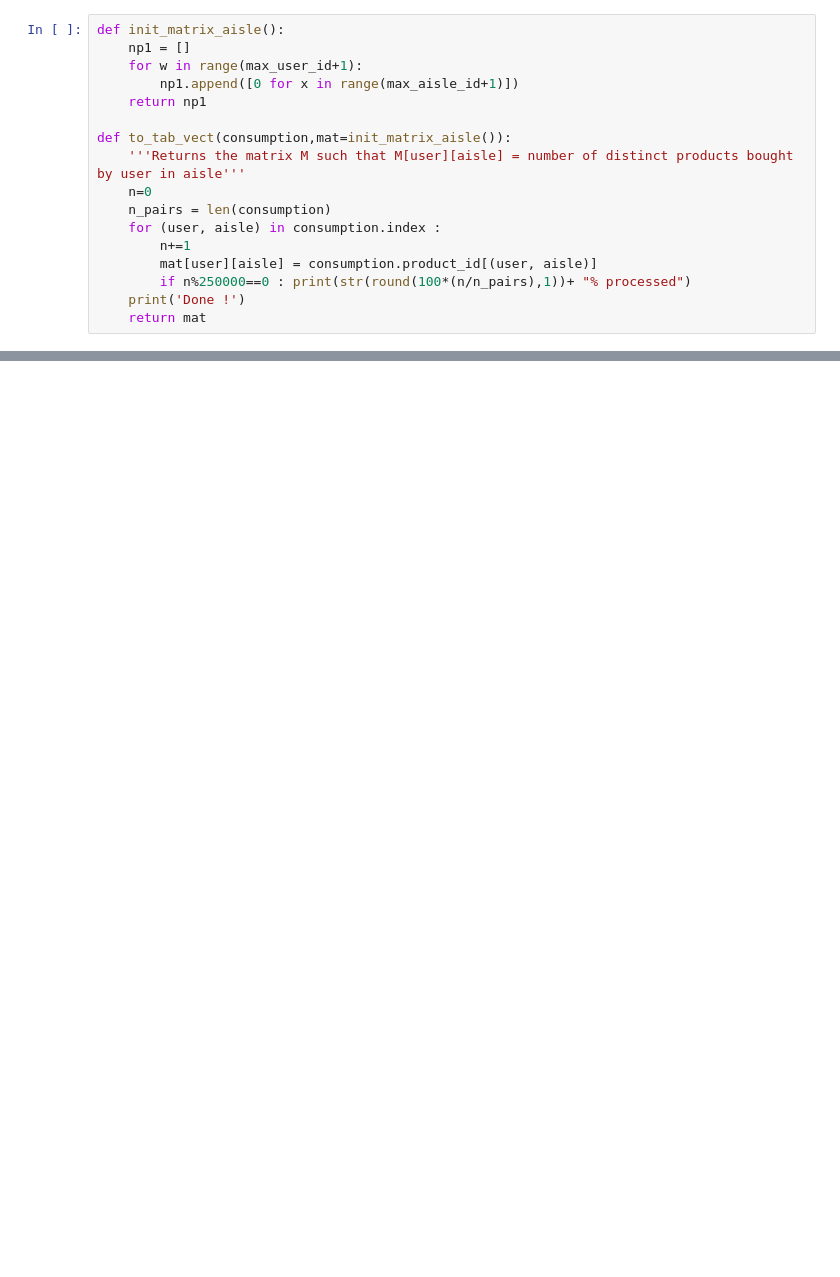
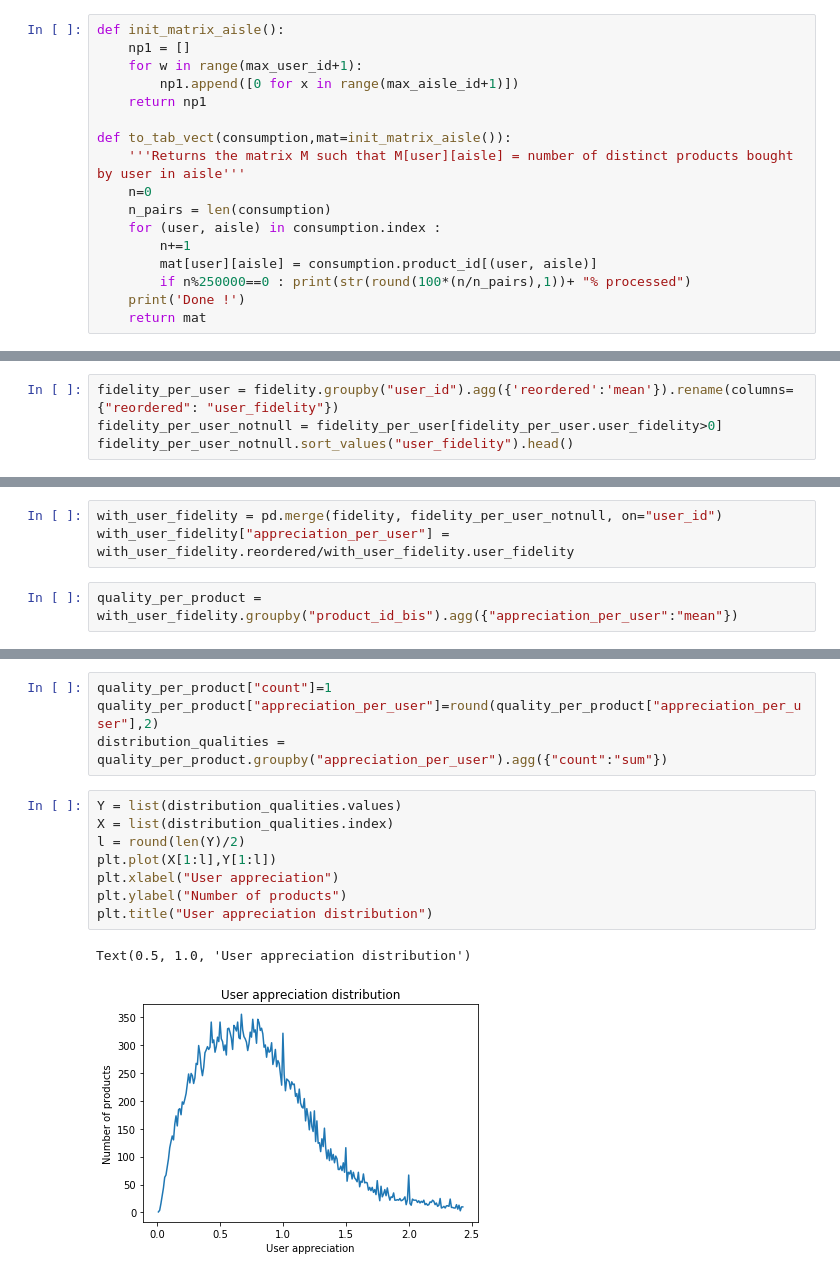
Before and after one commit to auriane81/epfl-ada-ada-2019-project-adax, a Jupyter notebook: project_Pierre.ipynb, the cells around one changed output, grey strips where cells are left out. Saved outputs shown, nothing was run; the diff lists cells and outputs as text; blank space fills up the shorter version.

```diff
--- a/project_Pierre.ipynb
+++ b/project_Pierre.ipynb
@@ -338,0 +445,4 @@ N° of users in cluster : 41221.0
+# %%
+fidelity_per_user = fidelity.groupby("user_id").agg({'reordered':'mean'}).rename(columns={"reordered": "user_fidelity"})
+fidelity_per_user_notnull = fidelity_per_user[fidelity_per_user.user_fidelity>0]
+fidelity_per_user_notnull.sort_values("user_fidelity").head()
@@ -338,0 +473,5 @@ N° of users in cluster : 41221.0
+# %%
+with_user_fidelity = pd.merge(fidelity, fidelity_per_user_notnull, on="user_id")
+with_user_fidelity["appreciation_per_user"] = with_user_fidelity.reordered/with_user_fidelity.user_fidelity
+# %%
+quality_per_product = with_user_fidelity.groupby("product_id_bis").agg({"appreciation_per_user":"mean"})
@@ -338,0 +488,15 @@ N° of users in cluster : 41221.0
+# %%
+quality_per_product["count"]=1
+quality_per_product["appreciation_per_user"]=round(quality_per_product["appreciation_per_user"],2)
+distribution_qualities = quality_per_product.groupby("appreciation_per_user").agg({"count":"sum"})
+# %%
+Y = list(distribution_qualities.values)
+X = list(distribution_qualities.index)
+l = round(len(Y)/2)
+plt.plot(X[1:l],Y[1:l])
+plt.xlabel("User appreciation")
+plt.ylabel("Number of products")
+plt.title("User appreciation distribution")
+# %% [output]
+Text(0.5, 1.0, 'User appreciation distribution')
+[figure, added]
```
Also changed, not shown: parts of 116 cells of this notebook.
